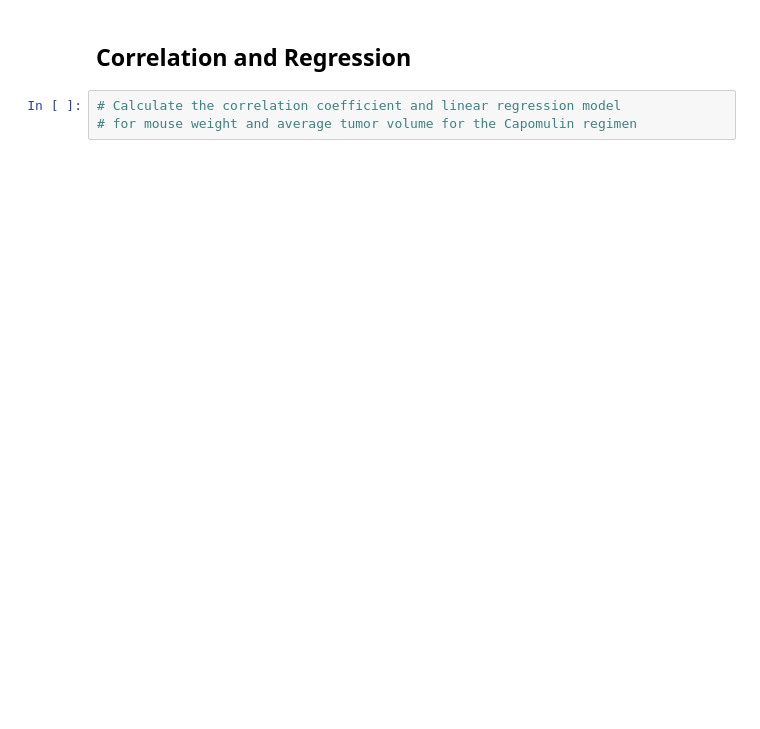
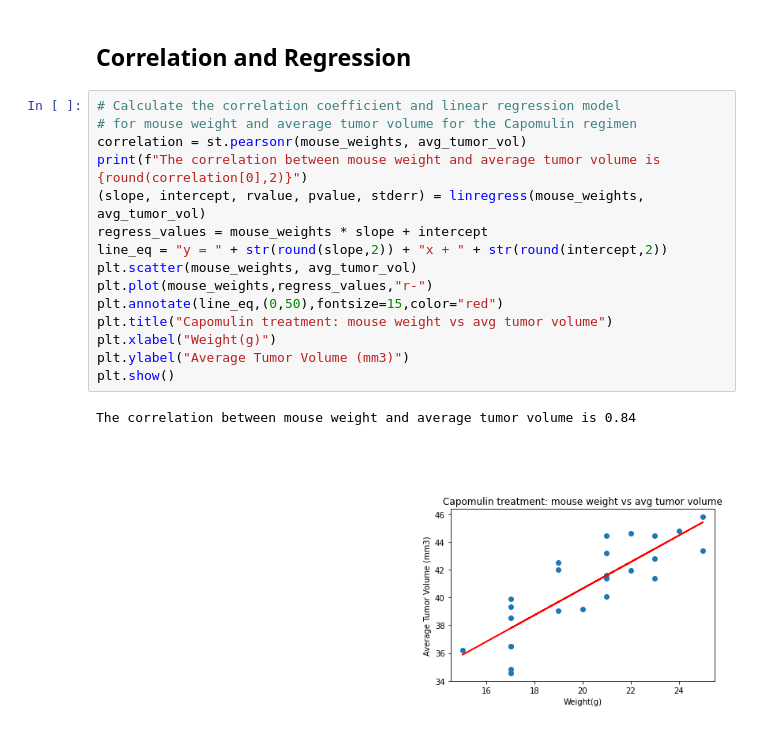
Before and after one commit to LeeProut/matplotlib-challenge, a Jupyter notebook: Pymaceuticals/pymaceuticals.ipynb, the cells around one changed output. Cells and saved outputs as stored; diff of their text form; blank space fills up the shorter version.

```diff
--- a/Pymaceuticals/pymaceuticals.ipynb
+++ b/Pymaceuticals/pymaceuticals.ipynb
@@ -424,5 +494,20 @@ plt.show()
 # %% [markdown]
 ## Correlation and Regression
-# %%
-# Calculate the correlation coefficient and linear regression model
-# for mouse weight and average tumor volume for the Capomulin regimen
+# %%
+# Calculate the correlation coefficient and linear regression model
+# for mouse weight and average tumor volume for the Capomulin regimen
+correlation = st.pearsonr(mouse_weights, avg_tumor_vol)
+print(f"The correlation between mouse weight and average tumor volume is {round(correlation[0],2)}")
+(slope, intercept, rvalue, pvalue, stderr) = linregress(mouse_weights, avg_tumor_vol)
+regress_values = mouse_weights * slope + intercept
+line_eq = "y = " + str(round(slope,2)) + "x + " + str(round(intercept,2))
+plt.scatter(mouse_weights, avg_tumor_vol)
+plt.plot(mouse_weights,regress_values,"r-")
+plt.annotate(line_eq,(0,50),fontsize=15,color="red")
+plt.title("Capomulin treatment: mouse weight vs avg tumor volume")
+plt.xlabel("Weight(g)")
+plt.ylabel("Average Tumor Volume (mm3)")
+plt.show()
+# %% [output]
+The correlation between mouse weight and average tumor volume is 0.84
+[figure, added]
```
Also changed, not shown: parts of 7 cells of this notebook.
